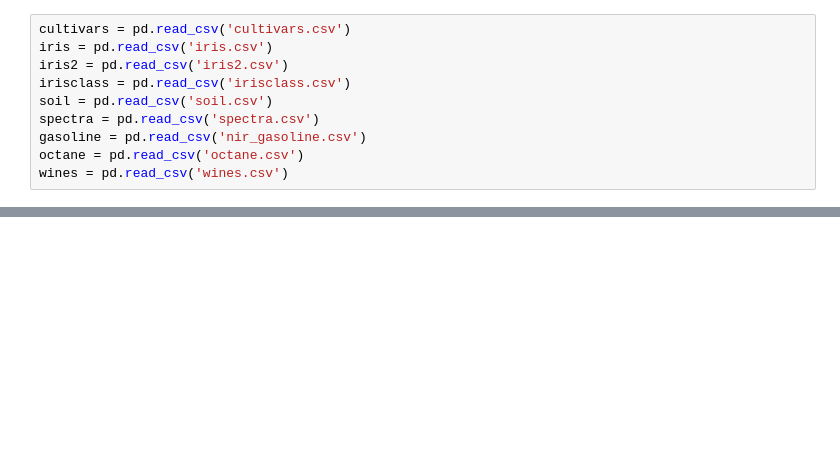
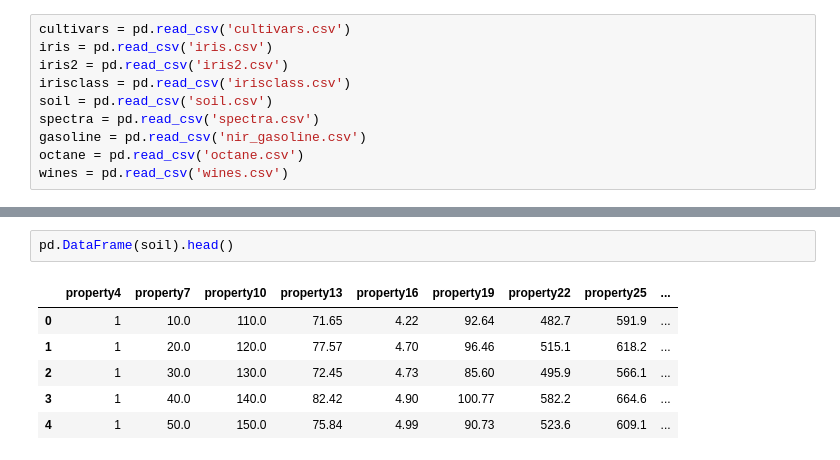
Before and after one commit to JaiVR/nir_chemometrics, a Jupyter notebook: chemometrics.ipynb, the cells around one changed output, grey strips where cells are left out. Drawn from its saved outputs; the diff is of its cells as text; blank space fills up the shorter version.

```diff
--- a/chemometrics.ipynb
+++ b/chemometrics.ipynb
@@ -55,0 +86,9 @@ spectra = pd.read_csv('spectra.csv', header=None, names=column_names_spectra).dr
+# %%
+pd.DataFrame(soil).head()
+# %% [output]
+|  | property4 | property7 | property10 | property13 | property16 | property19 | property22 | property25 | ... |
+| 0 | 1 | 10.0 | 110.0 | 71.65 | 4.22 | 92.64 | 482.7 | 591.9 | ... |
+| 1 | 1 | 20.0 | 120.0 | 77.57 | 4.70 | 96.46 | 515.1 | 618.2 | ... |
+| 2 | 1 | 30.0 | 130.0 | 72.45 | 4.73 | 85.60 | 495.9 | 566.1 | ... |
+| 3 | 1 | 40.0 | 140.0 | 82.42 | 4.90 | 100.77 | 582.2 | 664.6 | ... |
+| 4 | 1 | 50.0 | 150.0 | 75.84 | 4.99 | 90.73 | 523.6 | 609.1 | ... |
```
Also changed, not shown: parts of 42 cells of this notebook.
